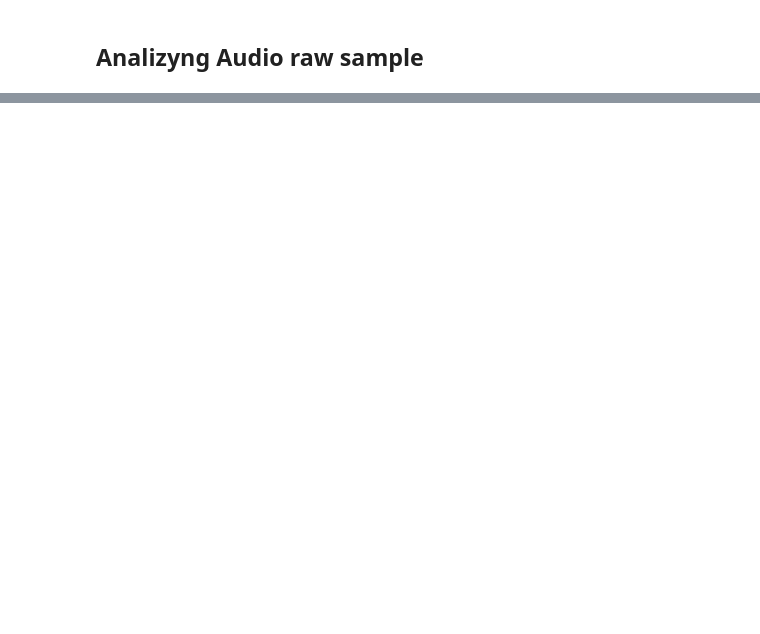
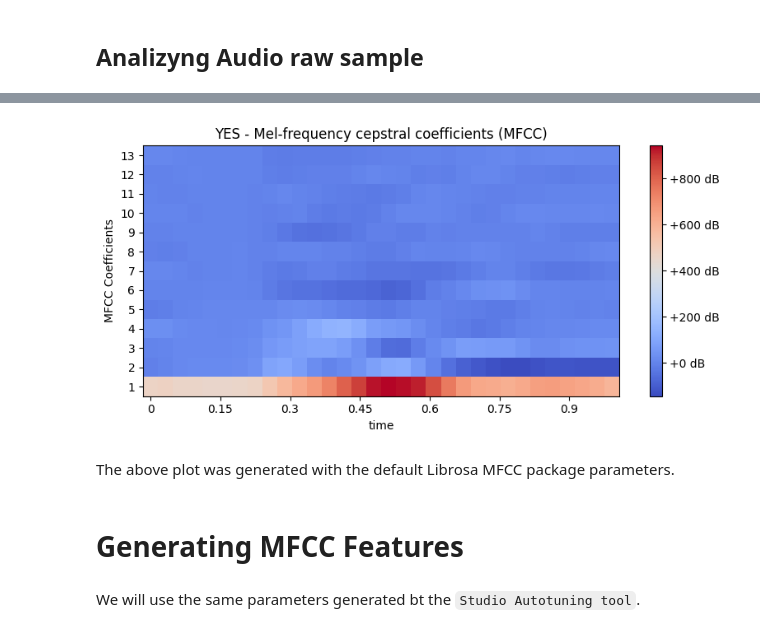
Before and after one commit to Mjrovai/UNIFEI-IESTI01-TinyML-2023.1, a Jupyter notebook: 00_Curse_Folder/2_Applications_Deploy/Class_24/IESTI01_Audio_Raw_Data_Analisys.ipynb, the cells around one changed output, grey strips where cells are left out. Drawn from its saved outputs; the diff is of its cells as text; code cells hidden in the pictures; blank space fills up the shorter version.

```diff
--- a/00_Curse_Folder/2_Applications_Deploy/Class_24/IESTI01_Audio_Raw_Data_Analisys.ipynb
+++ b/00_Curse_Folder/2_Applications_Deploy/Class_24/IESTI01_Audio_Raw_Data_Analisys.ipynb
@@ -11,2 +75,22 @@ import IPython.display
+# %%
+def calc_plot_mfcc (audio, sample_rate, n_mfcc=13, figsize=(10,5), title=''):
+
+    # Calculate MFCCs
+    mfccs = librosa.feature.mfcc(y=audio, sr=sample_rate, n_mfcc=n_mfcc)
+
+    # # Plotting the MFCCs
+    plt.figure(figsize=figsize)
+    librosa.display.specshow(mfccs,
+                             x_axis='time',
+                             sr=sample_rate,
+                             cmap='coolwarm')
+    plt.colorbar(format='%+2.0f dB')
+    plt.ylabel('MFCC')
+    plt.xlabel('time')
+    plt.ylabel('MFCC Coefficients')
+    plt.yticks(np.arange(0, 13, 1), [str(i+1) for i in range(13)])
+    plt.title(title +' - Mel-frequency cepstral coefficients (MFCC)')
+    plt.tight_layout()
+    plt.show()
 # %% [markdown]
 ## Analizyng Audio raw sample
@@ -86,0 +151,10 @@ spectogram(itajuba_audio, title='Itajuba')
+# %%
+calc_plot_mfcc (yes, sample_rate, n_mfcc=13, figsize = (8,4), title='YES')
+# %% [output]
+[figure, added]
+# %% [markdown]
+The above plot was generated with the default Librosa MFCC package parameters.
+# %% [markdown]
+# Generating MFCC Features
+# %% [markdown]
+We will use the same parameters generated bt the `Studio Autotuning tool`.
```
Also changed, not shown: parts of 82 cells of this notebook.
